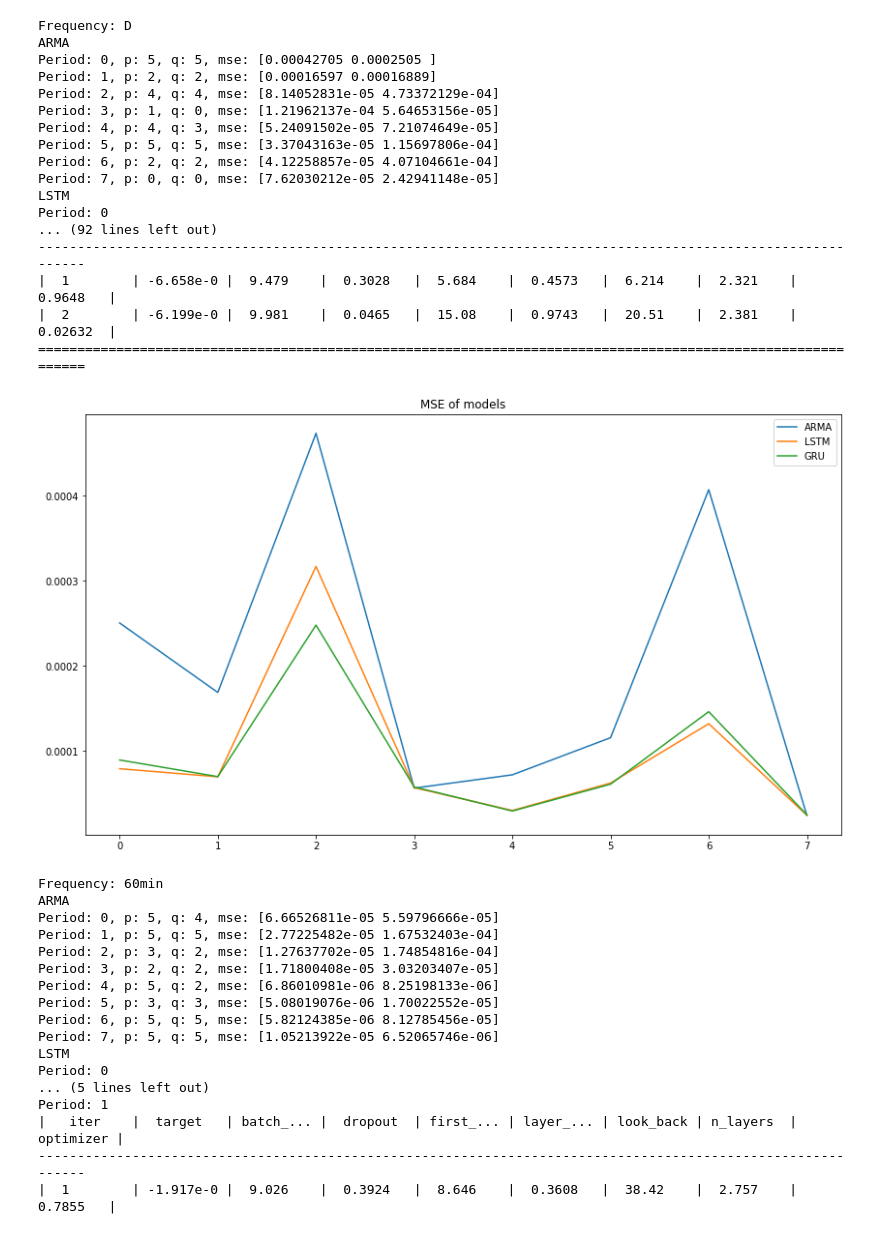
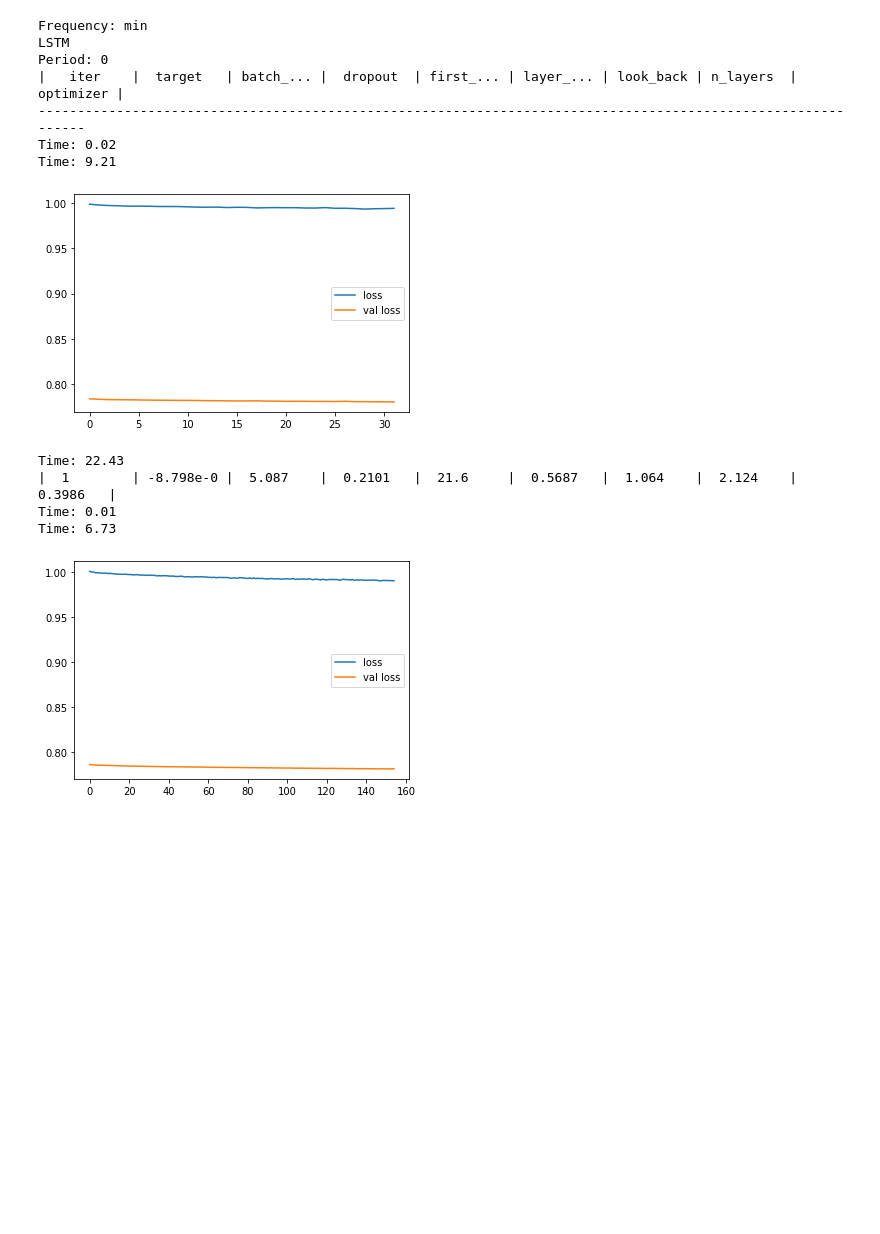
Before and after one commit to tillaczel/LSTM-GRU-RF-predicting-SP500, a Jupyter notebook: 1.ipynb, the cells around one changed output. Saved outputs shown, nothing was run; the diff lists cells and outputs as text; code cells hidden in the pictures; blank space fills up the shorter version.

Commit message:
First test results

```diff
--- a/1.ipynb
+++ b/1.ipynb
@@ -16,66 +16,42 @@ valid_ratio = 0.25
 frequencies = ['min','5min','15min','60min','D']
 frequencies_number_of_samples = np.multiply([390,78,26,7,1],252)
 # %%
-for frequency_index in range(4, -1, -1):
+for frequency_index in range(5):
     print(f'Frequency: {frequencies[frequency_index]}')
     number_of_study_periods, study_periods, Data, dates = creating_study_periods(frequencies,\
                                                                                  frequencies_number_of_samples,\
                                                                                  frequency_index)
     # visualize_data(Data, Returns)
 
     print('ARMA')
     ARMA_parameters, ARMA_mse, ARMA_predictions = train_ARMA(number_of_study_periods, study_periods, train_ratio,\
                                                                  valid_ratio)
 
-    number_of_random_search = 1
     print('LSTM')
     LSTM_names, LSTM_mse, LSTM_predictions = train_recurrent_model('LSTM', number_of_study_periods ,study_periods,\
-                                                                       number_of_random_search, train_ratio, valid_ratio)
+                                                                       train_ratio, valid_ratio)
     print('GRU')
     GRU_names, GRU_mse, GRU_predictions = train_recurrent_model('GRU', number_of_study_periods, study_periods,\
-                                                                    number_of_random_search, train_ratio, valid_ratio)
+                                                                    train_ratio, valid_ratio)
 
-    visualize_results((np.concatenate((np.reshape(ARMA_mse[:,1], [number_of_study_periods,1]),\
-                          np.reshape(LSTM_mse[:,2], [number_of_study_periods,1]),\
-                          np.reshape(GRU_mse[:,2], [number_of_study_periods,1])), axis=1)))
 
-    save_results(frequencies, frequency_index,\
-                  ARMA_parameters, ARMA_mse, ARMA_predictions,\
-                  LSTM_names, LSTM_mse, LSTM_predictions,\
-                  GRU_names, GRU_mse, GRU_predictions)
+
+    visualize_results((np.concatenate((np.reshape(ARMA_mse[:,-1], [number_of_study_periods,1]),\
+                          np.reshape(LSTM_mse[:,-1], [number_of_study_periods,1]),\
+                          np.reshape(GRU_mse[:,-1], [number_of_study_periods,1]),\
+                          np.reshape(np.mean(np.square(study_periods[0,:,-ARMA_predictions.shape[1]:]),axis=1),\
+                                                         [number_of_study_periods,1])), axis=1)))
 # %% [output]
-Frequency: D
-ARMA
-Period: 0, p: 5, q: 5, mse: [0.00042705 0.0002505 ]
-Period: 1, p: 2, q: 2, mse: [0.00016597 0.00016889]
-Period: 2, p: 4, q: 4, mse: [8.14052831e-05 4.73372129e-04]
-Period: 3, p: 1, q: 0, mse: [1.21962137e-04 5.64653156e-05]
-Period: 4, p: 4, q: 3, mse: [5.24091502e-05 7.21074649e-05]
-Period: 5, p: 5, q: 5, mse: [3.37043163e-05 1.15697806e-04]
-Period: 6, p: 2, q: 2, mse: [4.12258857e-05 4.07104661e-04]
-Period: 7, p: 0, q: 0, mse: [7.62030212e-05 2.42941148e-05]
+Frequency: min
 LSTM
 Period: 0
-... (92 lines left out)
+|   iter    |  target   | batch_... |  dropout  | first_... | layer_... | look_back | n_layers  | optimizer |
 -------------------------------------------------------------------------------------------------------------
-|  1        | -6.658e-0 |  9.479    |  0.3028   |  5.684    |  0.4573   |  6.214    |  2.321    |  0.9648   |
-|  2        | -6.199e-0 |  9.981    |  0.0465   |  15.08    |  0.9743   |  20.51    |  2.381    |  0.02632  |
-=============================================================================================================
+Time: 0.02
+Time: 9.21
-[figure, old version]
+[figure, new version]
-Frequency: 60min
-ARMA
-Period: 0, p: 5, q: 4, mse: [6.66526811e-05 5.59796666e-05]
-Period: 1, p: 5, q: 5, mse: [2.77225482e-05 1.67532403e-04]
-Period: 2, p: 3, q: 2, mse: [1.27637702e-05 1.74854816e-04]
-Period: 3, p: 2, q: 2, mse: [1.71800408e-05 3.03203407e-05]
-Period: 4, p: 5, q: 2, mse: [6.86010981e-06 8.25198133e-06]
-Period: 5, p: 3, q: 3, mse: [5.08019076e-06 1.70022552e-05]
-Period: 6, p: 5, q: 5, mse: [5.82124385e-06 8.12785456e-05]
-Period: 7, p: 5, q: 5, mse: [1.05213922e-05 6.52065746e-06]
-LSTM
-Period: 0
-... (5 lines left out)
-Period: 1
-|   iter    |  target   | batch_... |  dropout  | first_... | layer_... | look_back | n_layers  | optimizer |
--------------------------------------------------------------------------------------------------------------
-|  1        | -1.917e-0 |  9.026    |  0.3924   |  8.646    |  0.3608   |  38.42    |  2.757    |  0.7855   |
+Time: 22.43
+|  1        | -8.798e-0 |  5.087    |  0.2101   |  21.6     |  0.5687   |  1.064    |  2.124    |  0.3986   |
+Time: 0.01
+Time: 6.73
+[figure, added]
```
Also changed, not shown: parts of 2 cells of this notebook, 50 other files.
